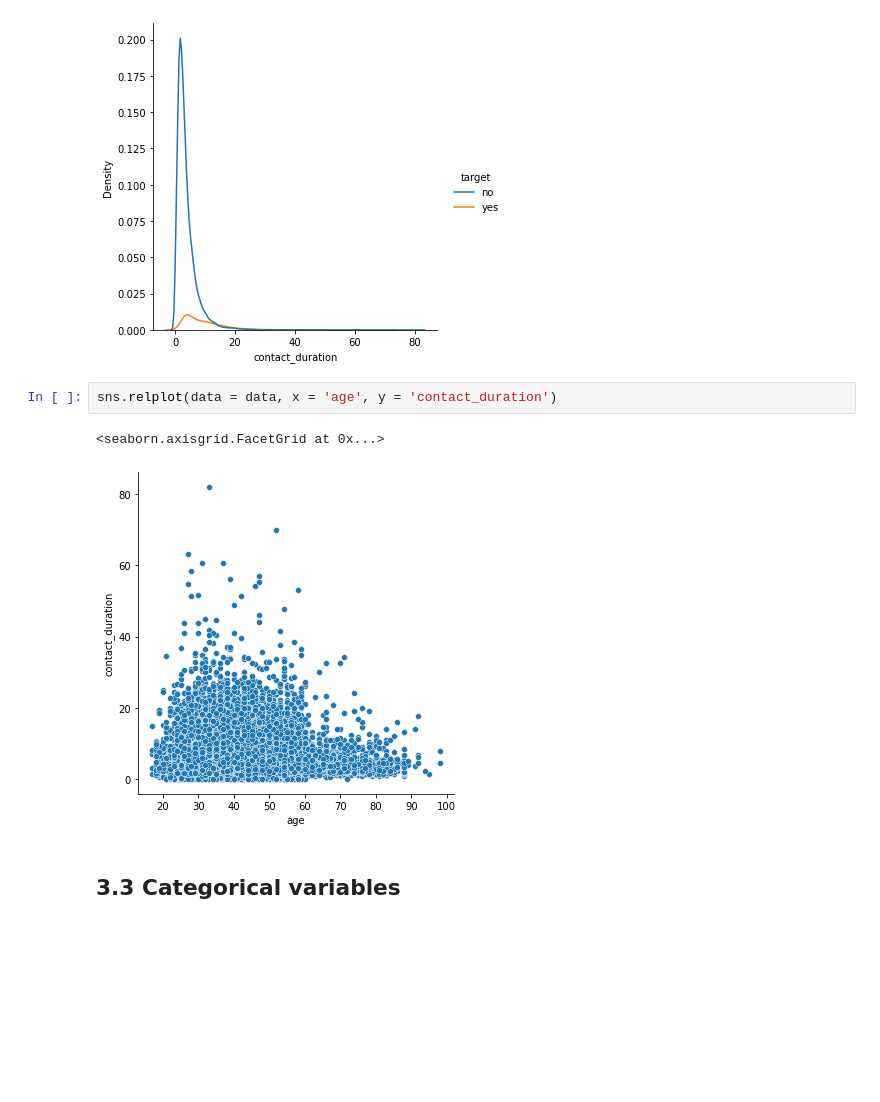
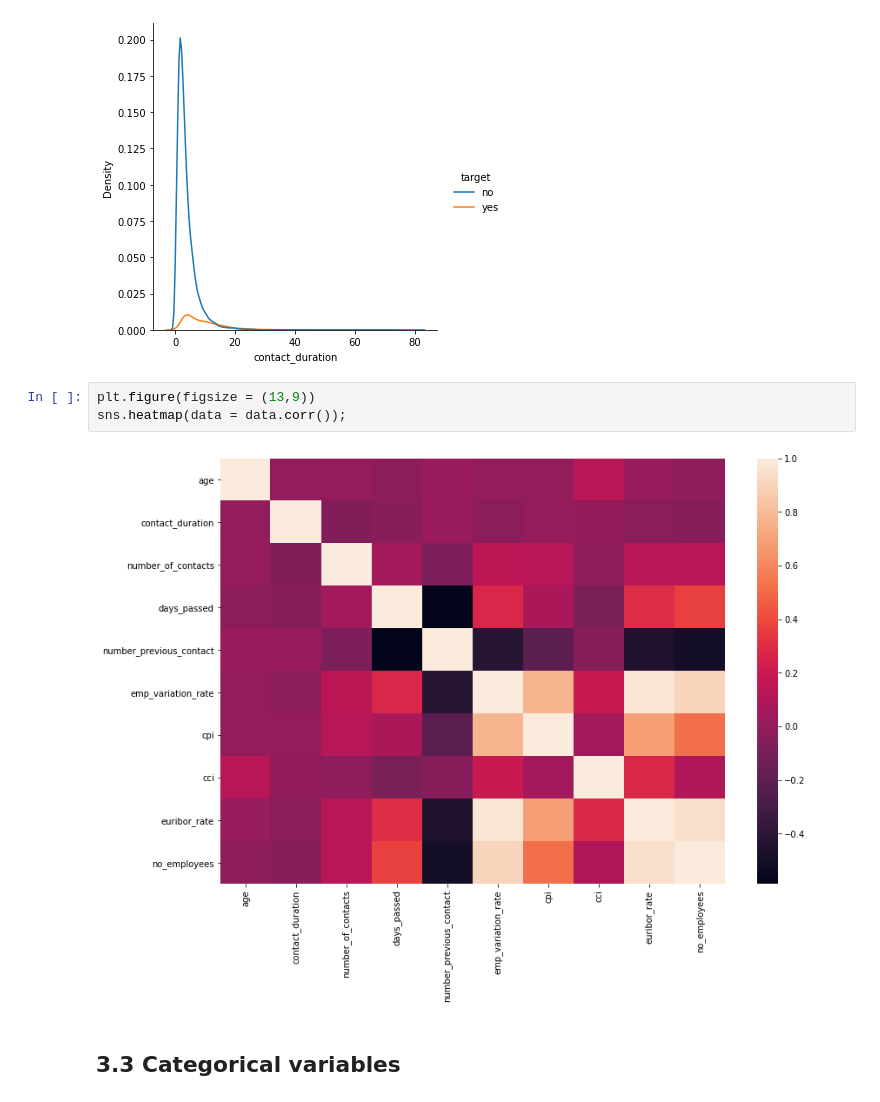
Before and after one commit to zatkopatrik/authentic-data-science, a Jupyter notebook: Jupyter_notebooks/3. Data-Visualization/3_4_13 Bivariate Analysis with Seaborn.ipynb, the cells around one changed output. Saved outputs shown, nothing was run; the diff lists cells and outputs as text; blank space fills up the shorter version.

```diff
--- a/Jupyter_notebooks/3. Data-Visualization/3_4_13 Bivariate Analysis with Seaborn.ipynb
+++ b/Jupyter_notebooks/3. Data-Visualization/3_4_13 Bivariate Analysis with Seaborn.ipynb
@@ -373,11 +388,11 @@ sns.displot(data = data, x='contact_duration', hue = 'target', kind = 'kde');
 # %% [output]
 <Figure size 936x648 with 0 Axes>
 [figure]
-# %%
-sns.relplot(data = data, x = 'age', y = 'contact_duration')
-# %% [output]
-<seaborn.axisgrid.FacetGrid at 0x...>
-[figure, removed]
+# %%
+plt.figure(figsize = (13,9))
+sns.heatmap(data = data.corr());
+# %% [output]
+[figure, added]
 # %% [markdown]
 ## 3.3 Categorical variables
 # %%
```
Also changed, not shown: parts of 7 cells of this notebook, 1 other file.
